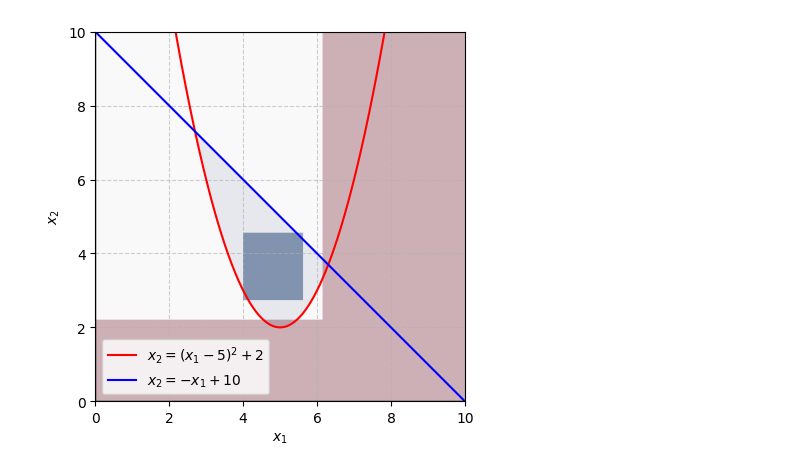
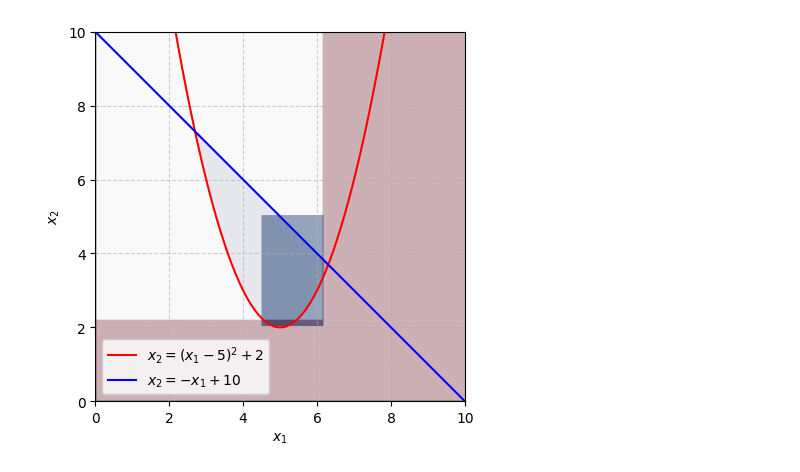
Before and after one commit to giahuy1311/Lore, a Jupyter notebook: simple_exp.ipynb, the cells around one changed output. Drawn from its saved outputs; the diff is of its cells as text; code cells hidden in the pictures.

```diff
--- a/simple_exp.ipynb
+++ b/simple_exp.ipynb
@@ -13,32 +13,32 @@ X, Y = np.meshgrid(x_vals, y_vals)
     delta {'x2': '<=2.195026'}
 '''
 
 region_original = ((Y >= (X-5)**2 + 2) & (Y <= -X + 10))
 
-region_lore = ( (3.987087< X) & ( X <=5.634565) & (2.720612< Y) & (Y <=4.552723))
+region_lore = ( (4.488403< X) & ( X <=6.186795) & (2.022841< Y) & (Y <=5.024857))
 
 region_counterfactuals = (( X >6.161021) | ( Y <=2.195026))
 
 plt.imshow(region_original.astype(int), extent=(X.min(), X.max(), Y.min(), Y.max()),
            origin="lower", cmap="Blues", alpha=0.3)
 
 plt.imshow(region_lore.astype(int), extent=(X.min(), X.max(), Y.min(), Y.max()),
            origin="lower", cmap="Blues", alpha=0.6)
 
 plt.imshow(region_counterfactuals.astype(int), extent=(X.min(), X.max(), Y.min(), Y.max()),
               origin="lower", cmap="Reds", alpha=0.3)
 
 x_curve = np.linspace(0, 10, 400)
 plt.plot(x_curve, (x_curve-5)**2 + 2, 'r-', label=r'$x_2 = (x_1 - 5)^2 + 2$')
 plt.plot(x_curve, -x_curve + 10, 'b-', label=r'$x_2 = -x_1 + 10$')
 plt.axhline(0, color='black', linewidth=1)
 plt.axvline(0, color='black', linewidth=1)
 plt.xlim(0, 10)
 plt.ylim(0, 10)
 plt.xlabel(r'$x_1$')
 plt.ylabel(r'$x_2$')
 plt.legend()
 plt.grid(True, linestyle='--', alpha=0.6)
 plt.show()
 # %% [output]
-[figure, old version]
+[figure, new version]
```
Also changed, not shown: parts of 1 cell of this notebook, 45 other files.
